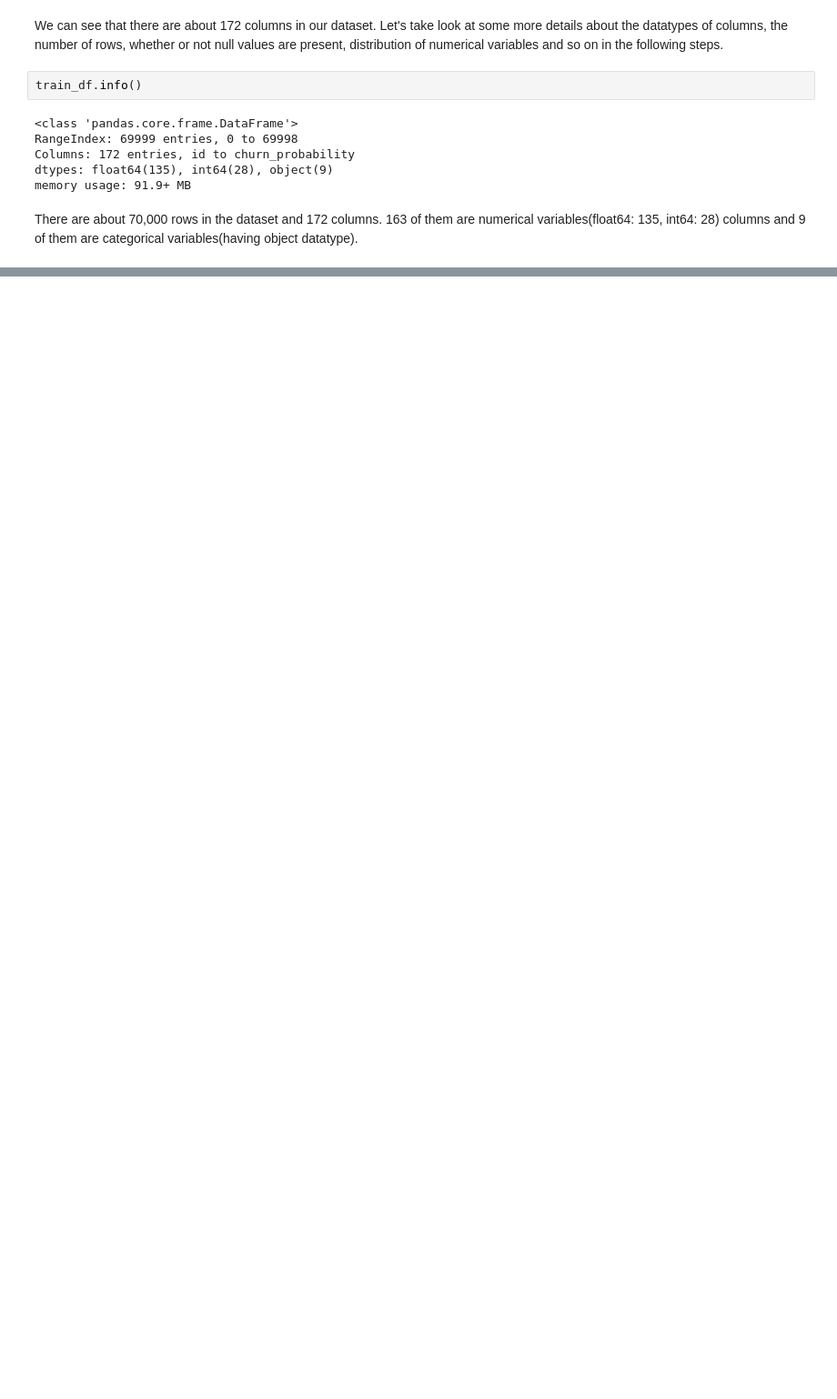
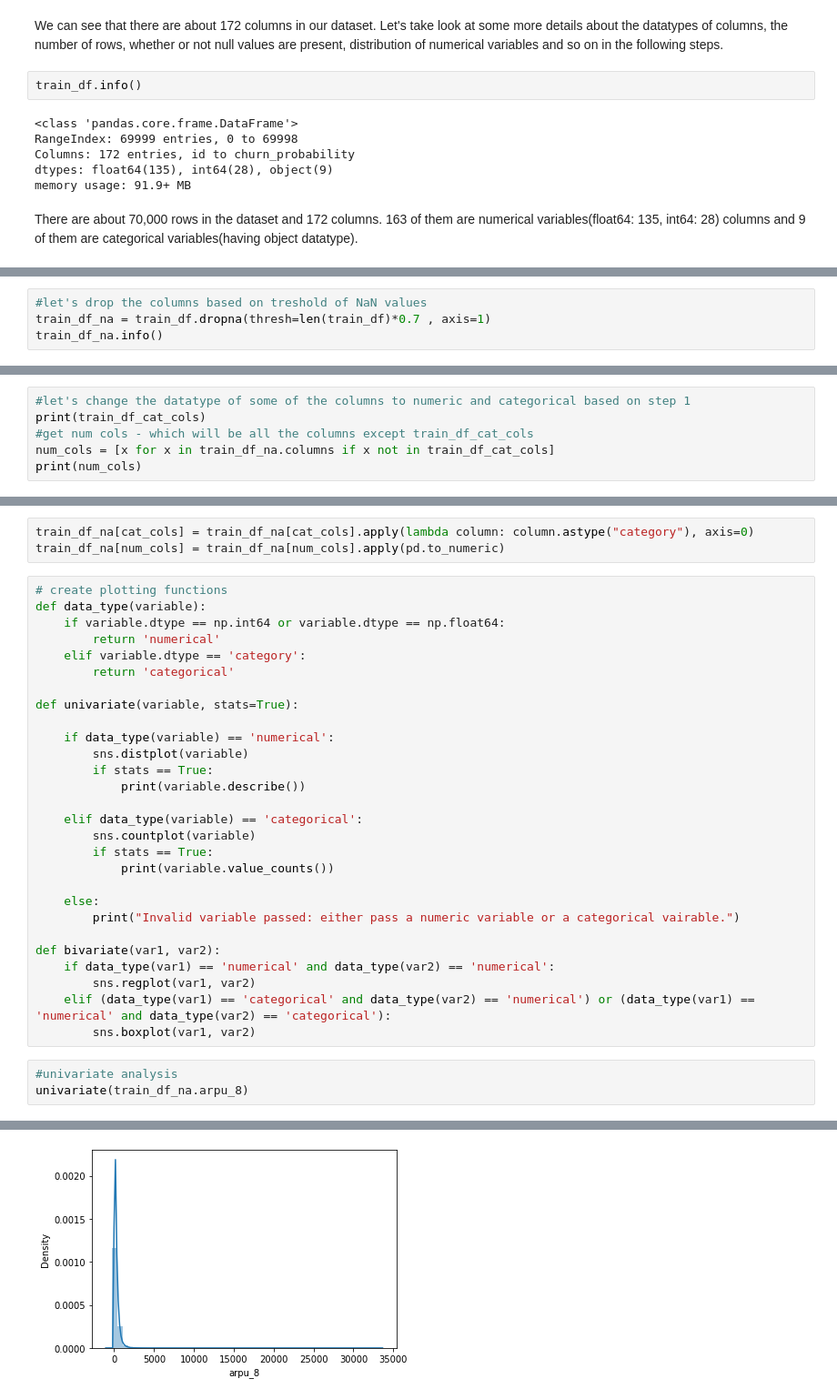
Before and after one commit to badribnarayanan/iiit-pgdml, a Jupyter notebook: TelecomChurnHackathon/telecom_churn.ipynb, the cells around one changed output, grey strips where cells are left out. Shown at 91% size. Drawn from its saved outputs; the diff is of its cells as text; blank space fills up the shorter version.

```diff
--- a/TelecomChurnHackathon/telecom_churn.ipynb
+++ b/TelecomChurnHackathon/telecom_churn.ipynb
@@ -100,0 +482,4 @@ train_df.describe().T
+# %%
+#let's drop the columns based on treshold of NaN values
+train_df_na = train_df.dropna(thresh=len(train_df)*0.7 , axis=1)
+train_df_na.info()
@@ -100,0 +547,6 @@ train_df.describe().T
+# %%
+#let's change the datatype of some of the columns to numeric and categorical based on step 1
+print(train_df_cat_cols)
+#get num cols - which will be all the columns except train_df_cat_cols
+num_cols = [x for x in train_df_na.columns if x not in train_df_cat_cols]
+print(num_cols)
@@ -100,0 +556,35 @@ train_df.describe().T
+# %%
+train_df_na[cat_cols] = train_df_na[cat_cols].apply(lambda column: column.astype("category"), axis=0)
+train_df_na[num_cols] = train_df_na[num_cols].apply(pd.to_numeric)
+# %%
+# create plotting functions
+def data_type(variable):
+    if variable.dtype == np.int64 or variable.dtype == np.float64:
+        return 'numerical'
+    elif variable.dtype == 'category':
+        return 'categorical'
+
+def univariate(variable, stats=True):
+
+    if data_type(variable) == 'numerical':
+        sns.distplot(variable)
+        if stats == True:
+            print(variable.describe())
+
+    elif data_type(variable) == 'categorical':
+        sns.countplot(variable)
+        if stats == True:
+            print(variable.value_counts())
+
+    else:
+        print("Invalid variable passed: either pass a numeric variable or a categorical vairable.")
+
+def bivariate(var1, var2):
+    if data_type(var1) == 'numerical' and data_type(var2) == 'numerical':
+        sns.regplot(var1, var2)
+    elif (data_type(var1) == 'categorical' and data_type(var2) == 'numerical') or (data_type(var1) == 'numerical' and data_type(var2) == 'categorical'):
+        sns.boxplot(var1, var2)
+# %%
+#univariate analysis
+univariate(train_df_na.arpu_8)
+# %% [output]
@@ -100,0 +600 @@ train_df.describe().T
+[figure, added]
```
Also changed, not shown: parts of 113 cells of this notebook, 2 other files.
